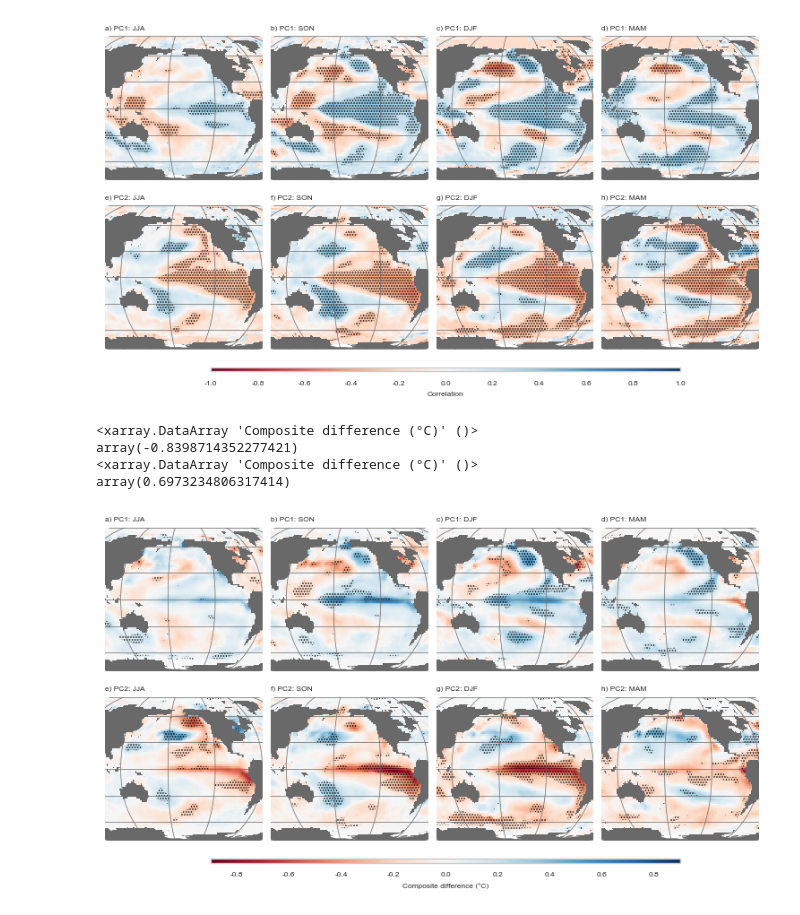
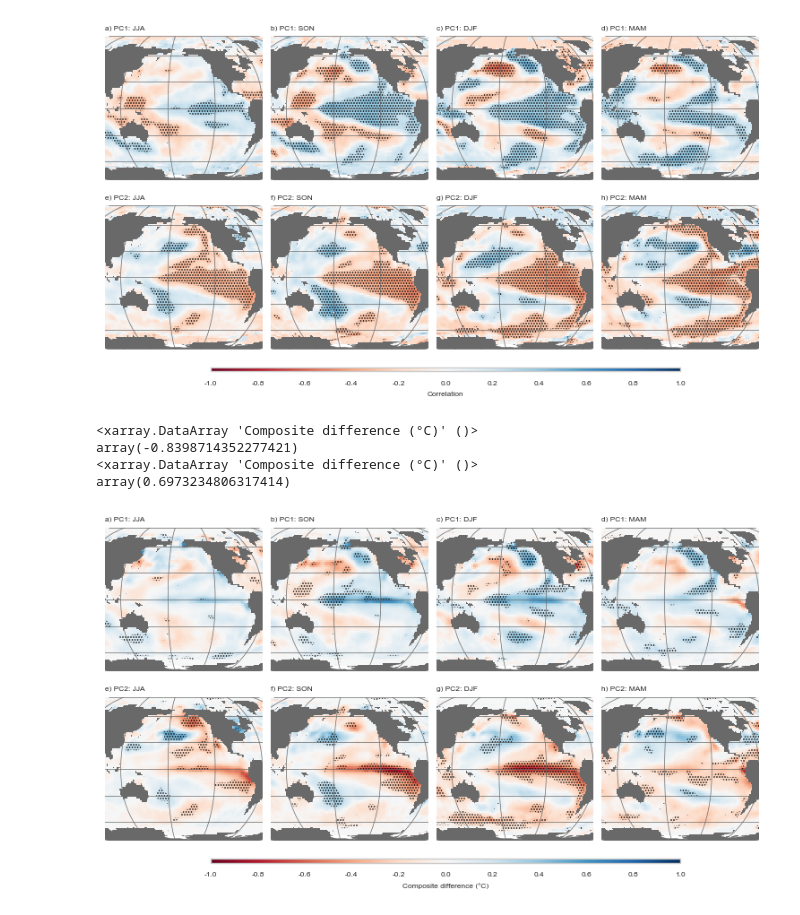
Before and after one commit to brews/riverpca, a Jupyter notebook: notebooks/PCA_WY1950.ipynb, the cells around one changed output. Drawn from its saved outputs; the diff is of its cells as text; code cells hidden in the pictures.

```diff
--- a/notebooks/PCA_WY1950.ipynb
+++ b/notebooks/PCA_WY1950.ipynb
@@ -40,14 +39,17 @@ CAL_YEAR = {"low": WATER_YEAR["low"] - 1,
 # %%
 # Grab data from SQLITE3 DB.
-target_stations = [i for i in tools.check_monthly(DB_PATH, CAL_YEAR["low"], CAL_YEAR["high"], WESTOFLON, EASTOFLON)]
+target_stations = tools.check_wy(DB_PATH, WATER_YEAR['low'], WATER_YEAR['high'],
+                                 WESTOFLON, EASTOFLON)
 conn = sqlite3.connect(DB_PATH)
-sql_query = """SELECT stationid, year, meanCFS FROM StationWY
-               WHERE year <= {wy_high} AND year >= {wy_low} AND stationid IN ({seq})
-               GROUP BY stationid, year
-               ORDER BY stationid, year ASC""".format(wy_low = str(WATER_YEAR["low"]),
-                                                      wy_high = str(WATER_YEAR["high"]),
-                                                      seq = ",".join(["?"] * len(target_stations)))
-raw = pd.read_sql(sql_query, conn, params = target_stations, index_col = ["year", "stationid"])
+sql_query = """SELECT site_no, year_nu, mean_va FROM StationWY
+               WHERE year_nu <= {wy_high} AND year_nu >= {wy_low} AND site_no IN ({seq})
+               GROUP BY site_no, year_nu
+               ORDER BY site_no, year_nu ASC""".format(wy_low = str(WATER_YEAR['low']),
+                                                       wy_high = str(WATER_YEAR['high']),
+                                                       seq = ','.join(["?"] * len(target_stations)))
+raw = pd.read_sql(sql_query, conn,
+                  params = target_stations,
+                  index_col = ['year_nu', 'site_no'])
 conn.close()
 # %%
 # Get corresponding latitude and longitude.
@@ -66,7 +68,7 @@ out = tools.plot_gagesmap(latlon["latgage"].as_matrix(), latlon["longage"].as_ma
 # %% [markdown]
 ## Standardize streamflow
 # %%
-parsed = raw.groupby(level = "stationid")["meanCFS"].transform(tools.spigamma)
+parsed = raw.groupby(level = 'site_no')['mean_va'].transform(tools.spigamma)
 # %% [markdown]
 ## Basic North Test scree plot
 # %%
@@ -145,19 +144,19 @@ out = tools.plot_pointfield_corr(sst_corrs, map_type = 'global')
 # %%
 stat_str = 'Composite difference (°C)'
 sst_ttest = tools.pointfield_ttest(stat_name = stat_str,
                                    field = sst_anom,
                                    pc_df = pc)
 
 out = tools.plot_pointfield_ttest(sst_ttest,
                                   map_type = 'global',
                                   stat_name = stat_str,
-                                  vmin = -0.9, vmax = 0.9)
+                                  vmin = -1, vmax = 1)
 
 print(sst_ttest[stat_str].min())
 print(sst_ttest[stat_str].max())
 # %% [output]
 <xarray.DataArray 'Composite difference (°C)' ()>
 array(-0.8398714352277421)
 <xarray.DataArray 'Composite difference (°C)' ()>
 array(0.6973234806317414)
-[figure, old version]
+[figure, new version]
```
Also changed, not shown: parts of 7 cells of this notebook, 9 other files.
